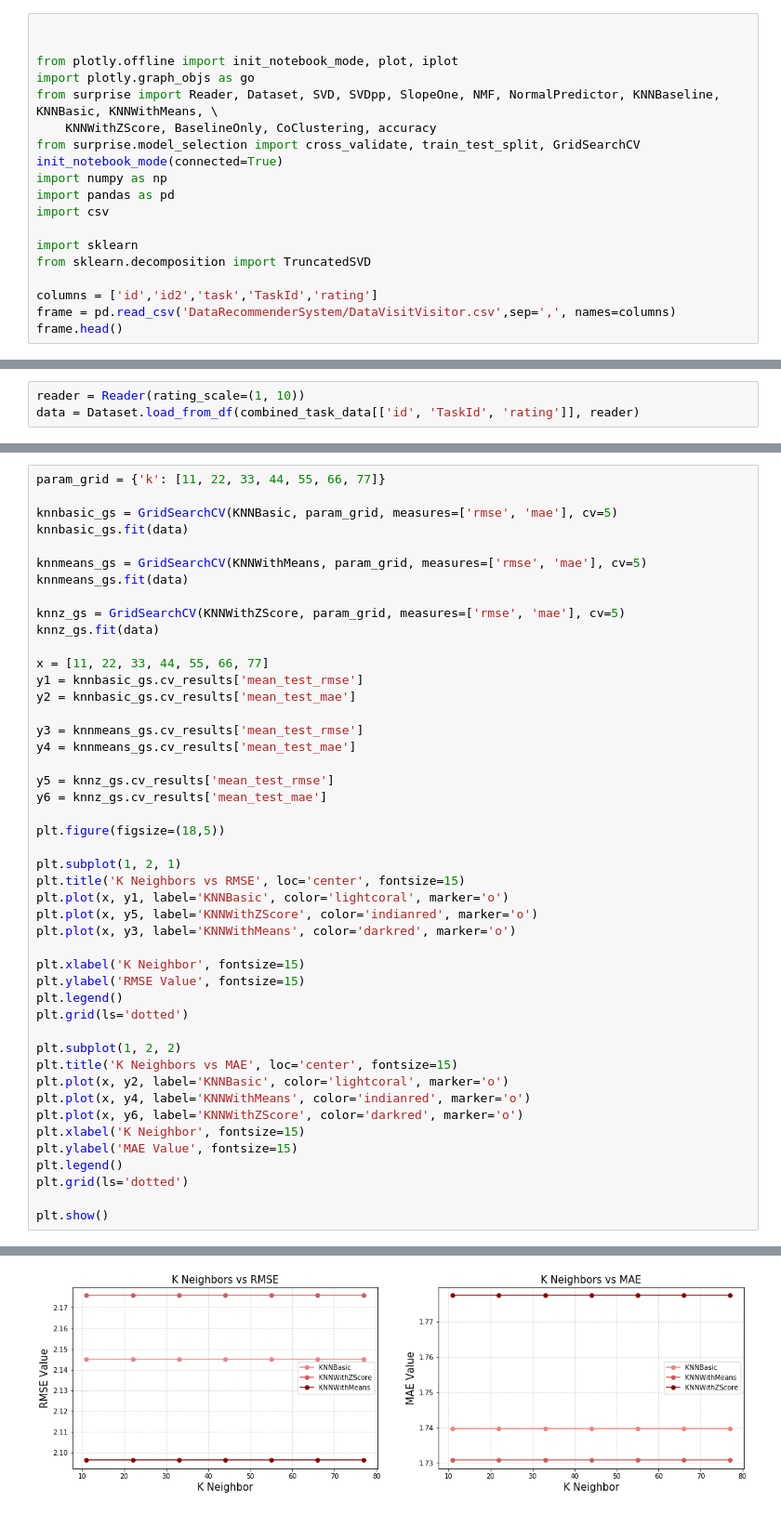
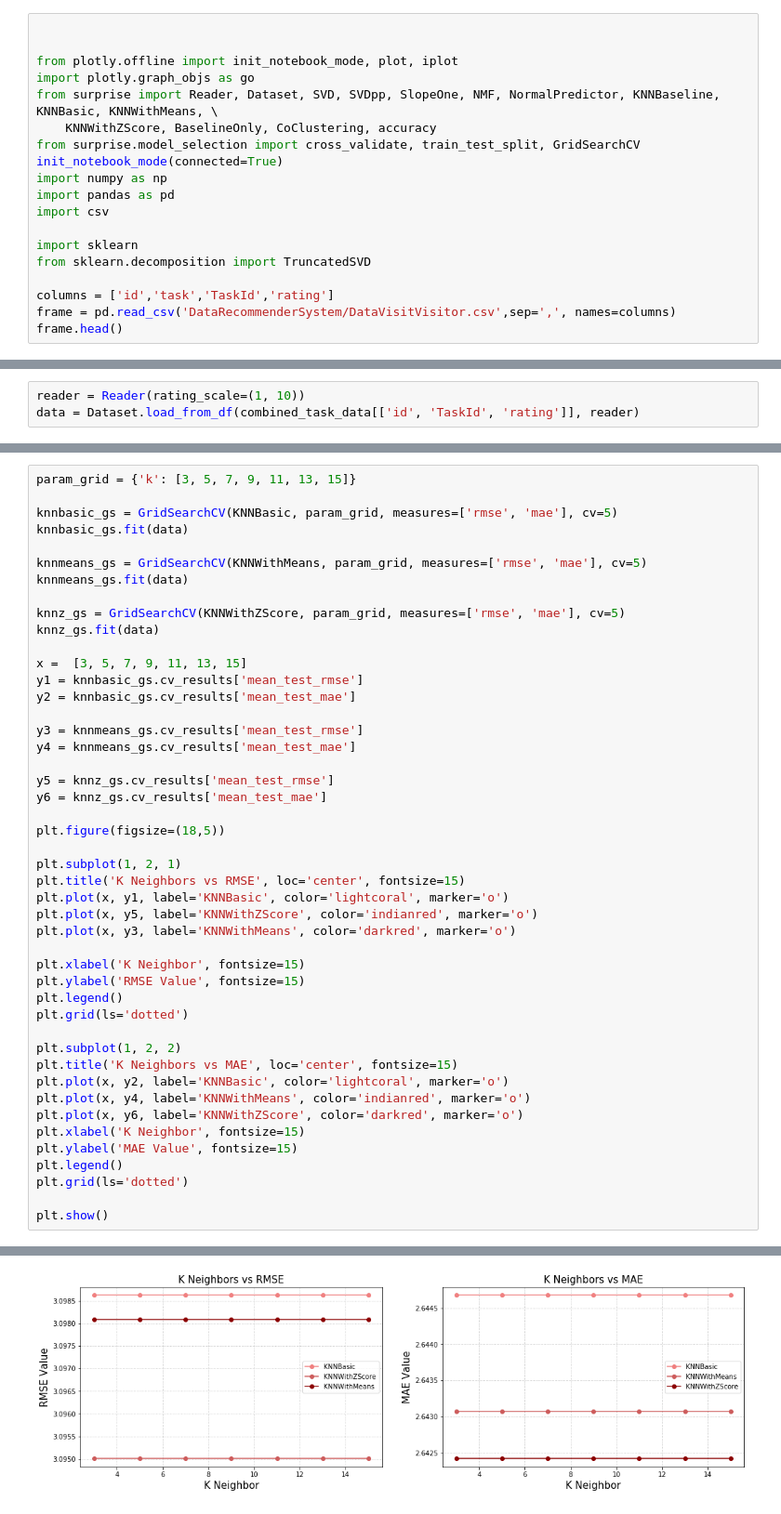
Before and after one commit to Gabbu98/FYPWAAR, a Jupyter notebook: Dev/PythonDev/recommenderSystemVisit.ipynb, the cells around one changed output, grey strips where cells are left out. Shown at 93% size. Drawn from its saved outputs; the diff is of its cells as text.

```diff
--- a/Dev/PythonDev/recommenderSystemVisit.ipynb
+++ b/Dev/PythonDev/recommenderSystemVisit.ipynb
@@ -14,7 +14,7 @@ import csv
 import sklearn
 from sklearn.decomposition import TruncatedSVD
 
-columns = ['id','id2','task','TaskId','rating']
+columns = ['id','task','TaskId','rating']
 frame = pd.read_csv('DataRecommenderSystem/DataVisitVisitor.csv',sep=',', names=columns)
 frame.head()
 # %% [output]
@@ -399,5 +403,5 @@ MAE = {'n_epochs': 20, 'lr_all': 0.01, 'reg_all': 0.4}
 # %%
-param_grid = {'k': [11, 22, 33, 44, 55, 66, 77]}
+param_grid = {'k': [3, 5, 7, 9, 11, 13, 15]}
 
 knnbasic_gs = GridSearchCV(KNNBasic, param_grid, measures=['rmse', 'mae'], cv=5)
 knnbasic_gs.fit(data)
@@ -408,7 +412,7 @@ knnmeans_gs.fit(data)
 knnz_gs = GridSearchCV(KNNWithZScore, param_grid, measures=['rmse', 'mae'], cv=5)
 knnz_gs.fit(data)
 
-x = [11, 22, 33, 44, 55, 66, 77]
+x =  [3, 5, 7, 9, 11, 13, 15]
 y1 = knnbasic_gs.cv_results['mean_test_rmse']
 y2 = knnbasic_gs.cv_results['mean_test_mae']
 
@@ -433,31 +437,31 @@ plt.grid(ls='dotted')
 
 plt.subplot(1, 2, 2)
 plt.title('K Neighbors vs MAE', loc='center', fontsize=15)
 plt.plot(x, y2, label='KNNBasic', color='lightcoral', marker='o')
 plt.plot(x, y4, label='KNNWithMeans', color='indianred', marker='o')
 plt.plot(x, y6, label='KNNWithZScore', color='darkred', marker='o')
 plt.xlabel('K Neighbor', fontsize=15)
 plt.ylabel('MAE Value', fontsize=15)
 plt.legend()
 plt.grid(ls='dotted')
 
 plt.show()
 # %% [output]
 Computing the msd similarity matrix...
 Done computing similarity matrix.
 Computing the msd similarity matrix...
 Done computing similarity matrix.
 Computing the msd similarity matrix...
 Done computing similarity matrix.
 Computing the msd similarity matrix...
 Done computing similarity matrix.
 Computing the msd similarity matrix...
 Done computing similarity matrix.
 Computing the msd similarity matrix...
 Done computing similarity matrix.
 ... (194 lines left out)
 Computing the msd similarity matrix...
 Done computing similarity matrix.
 Computing the msd similarity matrix...
 Done computing similarity matrix.
-[figure, old version]
+[figure, new version]
```
Also changed, not shown: parts of 10 cells of this notebook, 52 other files.
